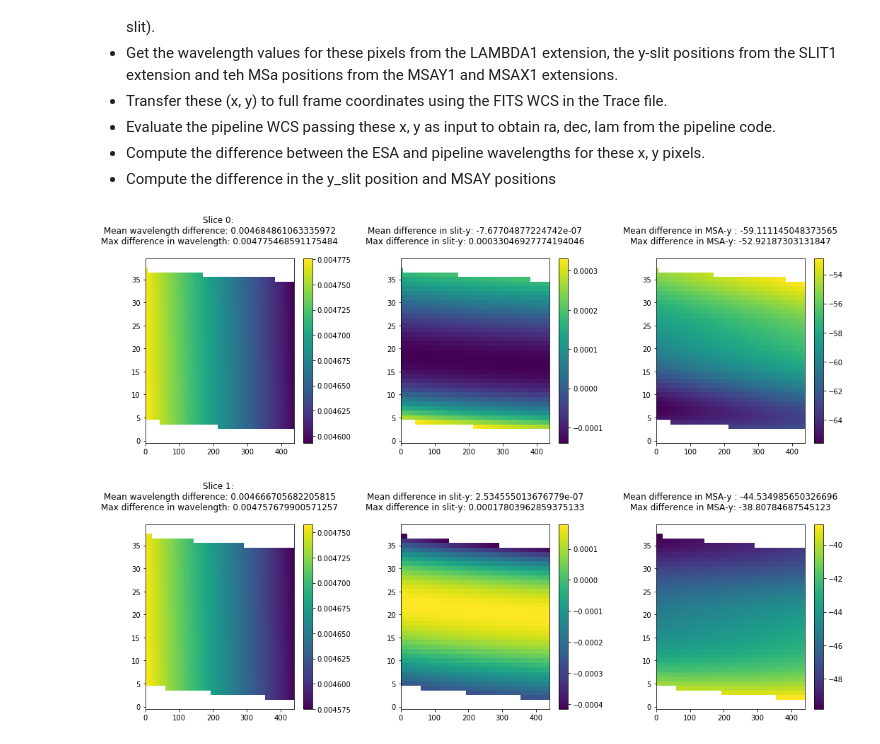
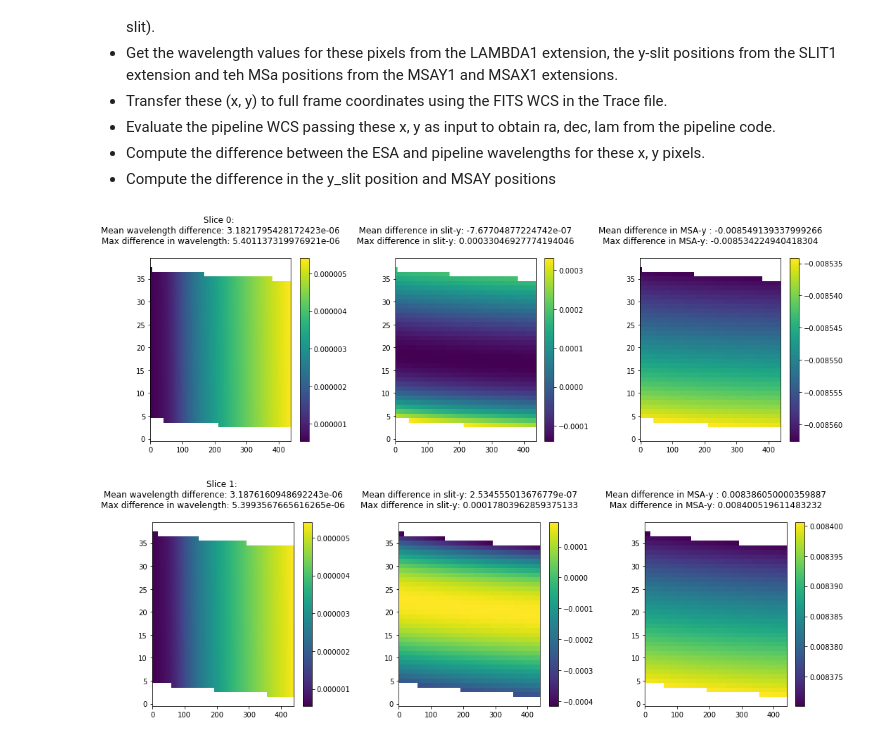
Before and after one commit to nden/nrs_testing, a Jupyter notebook: prism_ifu/NRS_IFU_PRISM.ipynb, the cells around one changed output. Drawn from its saved outputs; the diff is of its cells as text; code cells hidden in the pictures.

```diff
--- a/prism_ifu/NRS_IFU_PRISM.ipynb
+++ b/prism_ifu/NRS_IFU_PRISM.ipynb
@@ -75,58 +75,69 @@ for trace in esa[:2]:
 
     # Create x, y indices using the Trace WCS
     y, x =np.mgrid[:lam1.shape[0], : lam1.shape[1]]
-    x1, y1 = pyw.all_pix2world(x+1, y+1, 1) # +1 for 1-based inputs
+    x1, y1 = pyw.all_pix2world(x, y, 0)
 
     # Get the WCS for this particular slice
     wcs_slice = nrs_wcs_set_input(im, slice_id)
     # Compute ra, dec and lambda
-    ra, dec, lam = wcs_slice(x1, y1)
+    ra, dec, lam = wcs_slice(x1-1, y1-1) # use 0-based coordinates
 
     #!!! Better lam at msa and slit than at world
     detector2slit = wcs_slice.get_transform("detector", "slit_frame")
-    sx, sy, lam = detector2slit(x1, y1)
+    sx, sy, lam = detector2slit(x1-1, y1-1)
     detector2msa = wcs_slice.get_transform("detector", "msa_frame")
-    msax, msay, _ = detector2msa(x1, y1)
+    msax, msay, _ = detector2msa(x1-1, y1-1)
     lam *= 10**-6
+    diff = lam1 - lam
 
+    # Compute the difference in wavelength
+    #diff = lam1 - lam
+    #title = "Slice {}: \n".format(slice_id)
+    #title += "Mean wavelength difference: {}\n".format(np.mean(diff[notnan]))
+    #title += "Max difference in wavelength: {}\n".format(np.max(diff[notnan]))
+
+    # Compute the difference in slit-y positions
+    detector2slit = wcs_slice.get_transform("detector", "slit_frame")
+    sx, sy, l = detector2slit(x1-1, y1-1)
+    diffslit = slit1 - sy
+
+
+
+    nanind = np.isnan(lam)
+    #lam1[nanind] = np.nan
+    oneind = lam1 == -1
+    lam[oneind] = np.nan
     notnan = ~np.isnan(lam)
 
-    # Compute the difference in wavelength
-    diff = lam1 - lam
     title = "Slice {}: \n".format(slice_id)
     title += "Mean wavelength difference: {}\n".format(np.mean(diff[notnan]))
     title += "Max difference in wavelength: {}\n".format(np.max(diff[notnan]))
 
-    # Compute the difference in slit-y positions
-    detector2slit = wcs_slice.get_transform("detector", "slit_frame")
-    sx, sy, l = detector2slit(x1, y1)
-    diffslit = slit1 - sy
-
     # Compute the difference in MSa-y positions
     detector2msa = wcs_slice.get_transform("detector", "msa_frame")
-    msax, msay, _ = detector2msa(x1, y1)
+    msax, msay, _ = detector2msa(x1-1, y1-1)
 
     diffmsa = msay1- msay
 
     # Plot differences and some statistics
     titles = "Mean difference in slit-y: {}\n".format(np.mean(diffslit[notnan]))
     titles += "Max difference in slit-y: {}\n".format(np.max(diffslit[notnan]))
     fig = plt.figure(figsize=(15, 5))
     ax1 = plt.subplot(1, 3, 1)
     i1 = ax1.imshow(diff, aspect='auto')
     plt.title(title)
     plt.colorbar(i1, ax=ax1 )
     ax2 = plt.subplot(1, 3, 2)
     i2 = ax2.imshow(diffslit, aspect='auto')
     plt.title(titles)
     plt.colorbar(i2, ax=ax2)
     ax3 = plt.subplot(1, 3, 3)
     i3 = plt.imshow(diffmsa, aspect='auto')
     title_msa = "Mean difference in MSA-y : {}\n".format(np.mean(diffmsa[notnan]))
     title_msa += "Max difference in MSA-y: {}\n".format(np.max(diffmsa[notnan]))
     plt.title(title_msa)
     plt.colorbar(i3, ax=ax3)
     fig.tight_layout()
 # %% [output]
-[figure, old version]
+[figure, new version]
-[figure, old version]
+[figure, new version]
```
Also changed, not shown: parts of 2 cells of this notebook, 3 other files.
